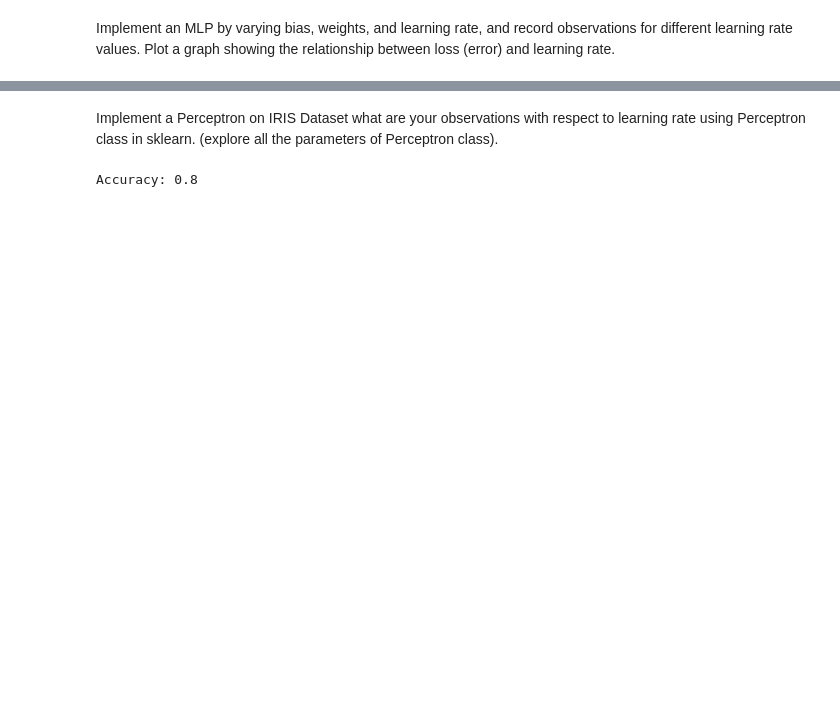
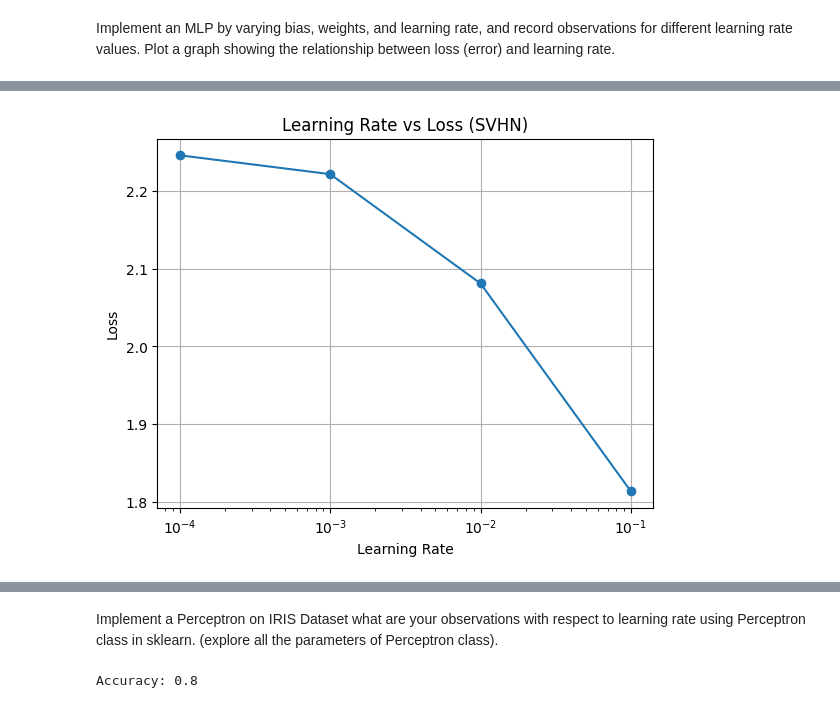
Before and after one commit to MamidiPravallikaReddy/DL_LAB, a Jupyter notebook: DL_week3.ipynb, the cells around one changed output, grey strips where cells are left out. Drawn from its saved outputs; the diff is of its cells as text; code cells hidden in the pictures; blank space fills up the shorter version.

```diff
--- a/DL_week3.ipynb
+++ b/DL_week3.ipynb
@@ -74,0 +5,76 @@ Learning Rate: 1.0, Final Loss: 0.000135
+# %%
+import numpy as np
+import scipy.io
+import matplotlib.pyplot as plt
+from tensorflow.keras.models import Sequential
+from tensorflow.keras.layers import Dense, Input
+from tensorflow.keras.optimizers import SGD
+
+!wget http://ufldl.stanford.edu/housenumbers/train_32x32.mat
+!wget http://ufldl.stanford.edu/housenumbers/test_32x32.mat
+
+train = scipy.io.loadmat('train_32x32.mat')
+test = scipy.io.loadmat('test_32x32.mat')
+
+X_train = np.transpose(train['X'], (3,0,1,2))[:20000]
+Y_train = train['y'][:20000]
+
+X_test = np.transpose(test['X'], (3,0,1,2))[:5000]
+Y_test = test['y'][:5000]
+
+Y_train[Y_train == 10] = 0
+Y_test[Y_test == 10] = 0
+
+X_train = X_train / 255.0
+X_test = X_test / 255.0
+
+X_train = X_train.reshape(X_train.shape[0], -1)
+X_test = X_test.reshape(X_test.shape[0], -1)
+
+learning_rates = [0.0001, 0.001, 0.01, 0.1, 1.0]
+
+loss_results = []
+
+for lr in learning_rates:
+    print(f"\nTraining with Learning Rate = {lr}")
+
+    model = Sequential([
+        Input(shape=(3072,)),
+        Dense(512, activation='relu'),
+        Dense(256, activation='relu'),
+        Dense(10, activation='softmax')
+    ])
+
+    optimizer = SGD(learning_rate=lr)
+
+    model.compile(
+        optimizer=optimizer,
+        loss='sparse_categorical_crossentropy',
+        metrics=['accuracy']
+    )
+
+    history = model.fit(
+        X_train, Y_train,
+        epochs=5,
+        batch_size=128,
+        verbose=0
+    )
+
+    final_loss = history.history['loss'][-1]
+    loss_results.append(final_loss)
+
+    print(f"Final Loss: {final_loss:.4f}")
+
+plt.figure()
+plt.plot(learning_rates, loss_results, marker='o')
+plt.xscale('log')
+plt.xlabel("Learning Rate")
+plt.ylabel("Loss")
+plt.title("Learning Rate vs Loss (SVHN)")
+plt.grid()
+plt.show()
+
+print("\nLearning Rate vs Loss:")
+for lr, loss in zip(learning_rates, loss_results):
+    print(f"LR: {lr} → Loss: {loss:.4f}")
+# %% [output]
@@ -74,0 +98 @@ Learning Rate: 1.0, Final Loss: 0.000135
+[figure, added]
```
Also changed, not shown: parts of 7 cells of this notebook.
